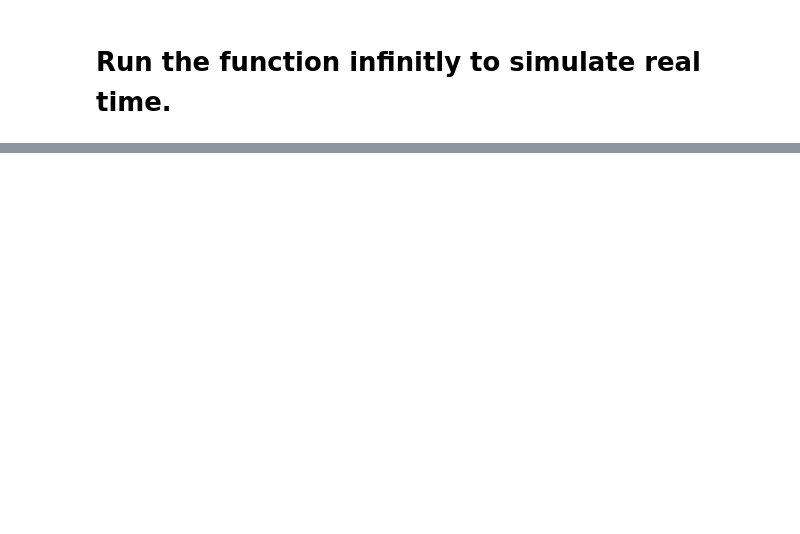
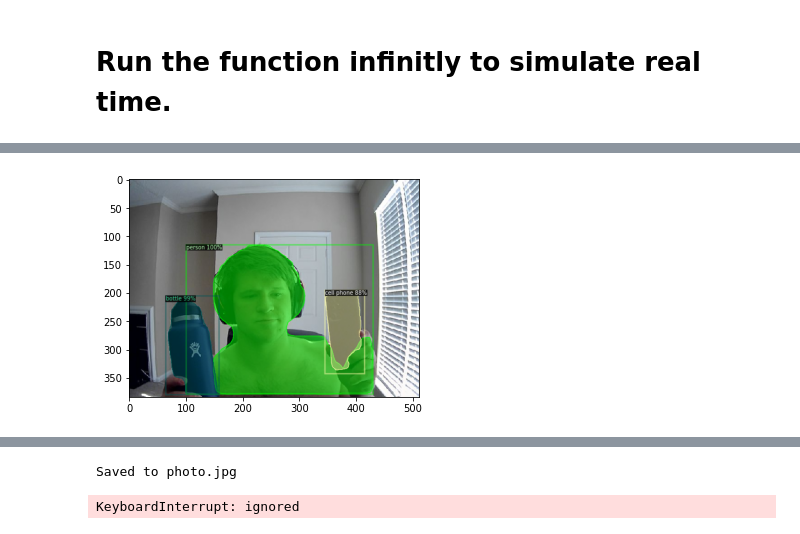
Before and after one commit to johnathanhager/Applied-Ai-Midterm, a Jupyter notebook: appliedai_midterm.ipynb, the cells around one changed output, grey strips where cells are left out. Cells and saved outputs as stored; diff of their text form; code cells hidden in the pictures; blank space fills up the shorter version.

```diff
--- a/appliedai_midterm.ipynb
+++ b/appliedai_midterm.ipynb
@@ -179,0 +193,8 @@ KeyboardInterrupt: ignored
+# %%
+while(True):
+  im = take_pic()
+  mask_rcnn(im)
+  # keypoints(im)
+  # panoptic_seg(im)
+# %% [output]
+[figure, added]
@@ -179,0 +202,2 @@ KeyboardInterrupt: ignored
+Saved to photo.jpg
+KeyboardInterrupt: ignored
```
Also changed, not shown: parts of 6 cells of this notebook.
